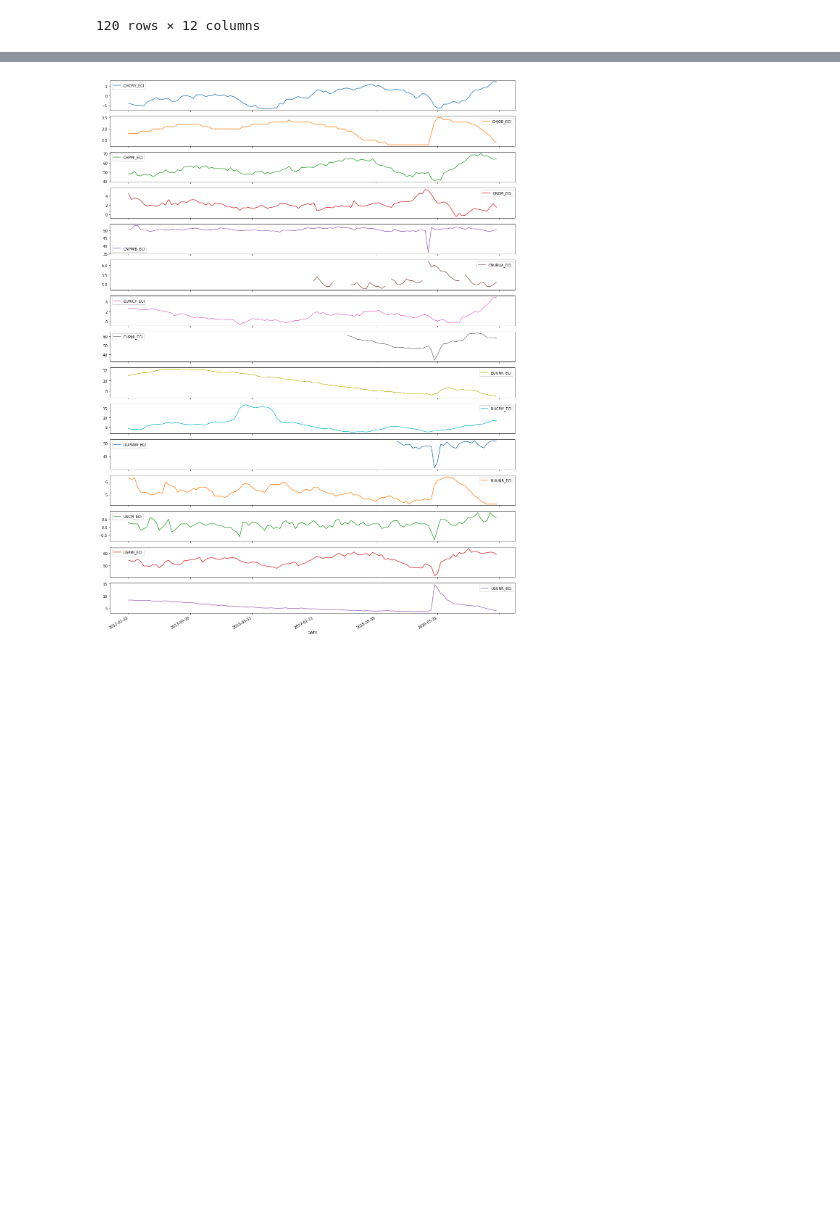
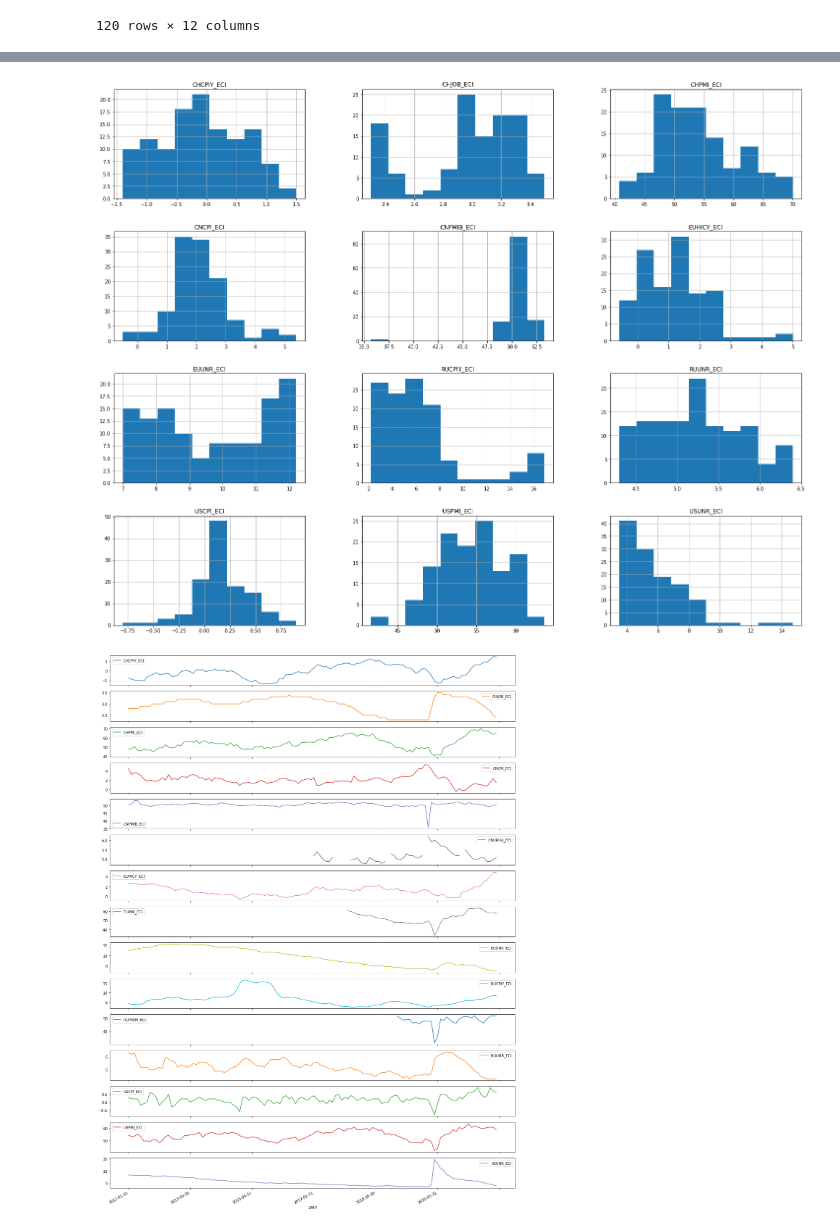
Before and after one commit to Liomat97/AQM, a Jupyter notebook: AQM_Analyse.ipynb, the cells around one changed output, grey strips where cells are left out. Saved outputs shown, nothing was run; the diff lists cells and outputs as text; code cells hidden in the pictures; blank space fills up the shorter version.

```diff
--- a/AQM_Analyse.ipynb
+++ b/AQM_Analyse.ipynb
@@ -153,3 +169,7 @@ Commodities.describe()
+# %%
+macro_data.hist(figsize=(25,20));
+# %% [output]
+[figure, added]
 # %%
 macro_data.plot(figsize=(20,30), subplots=True);
 # %% [output]
```
Also changed, not shown: parts of 13 cells of this notebook, 5 other files.
